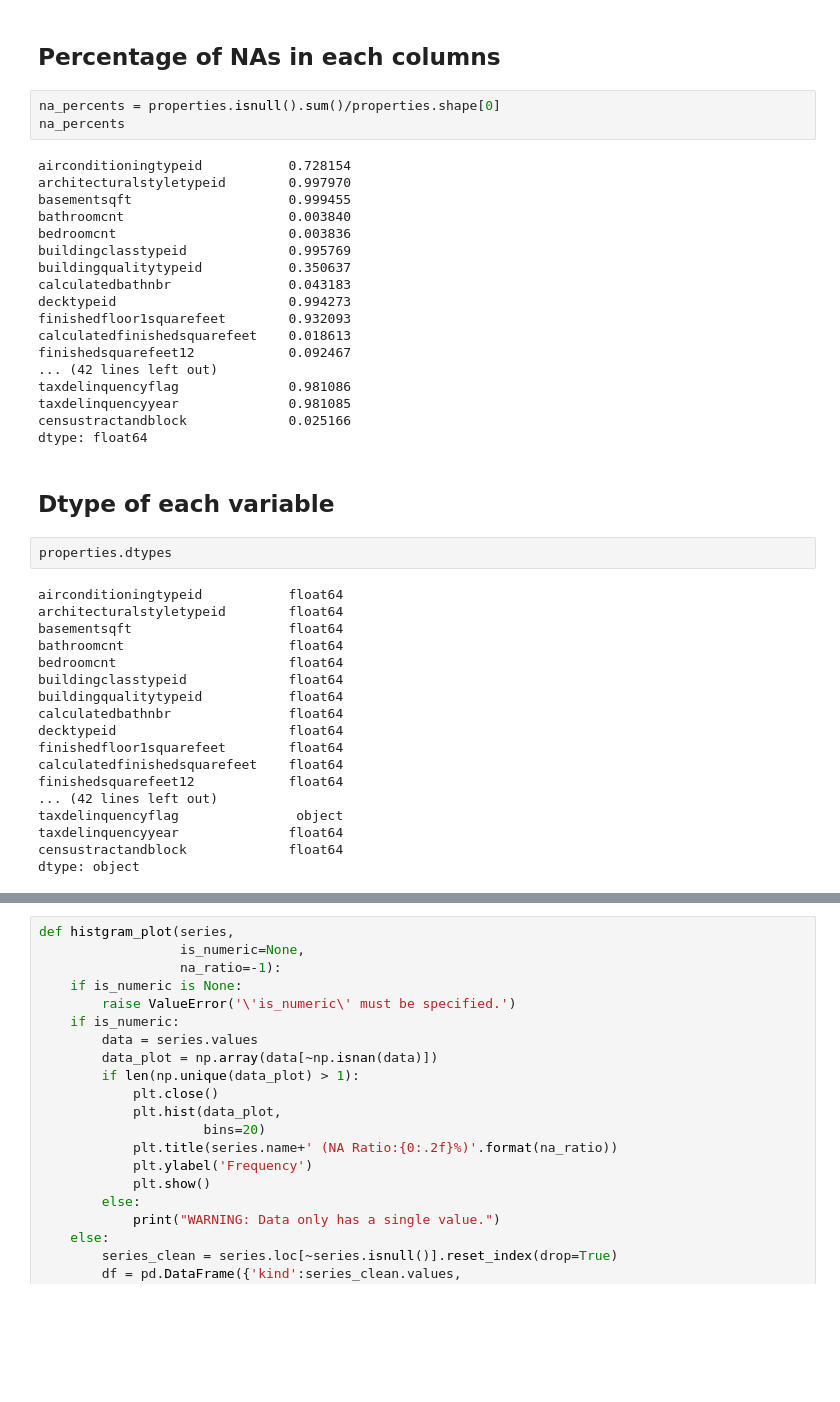
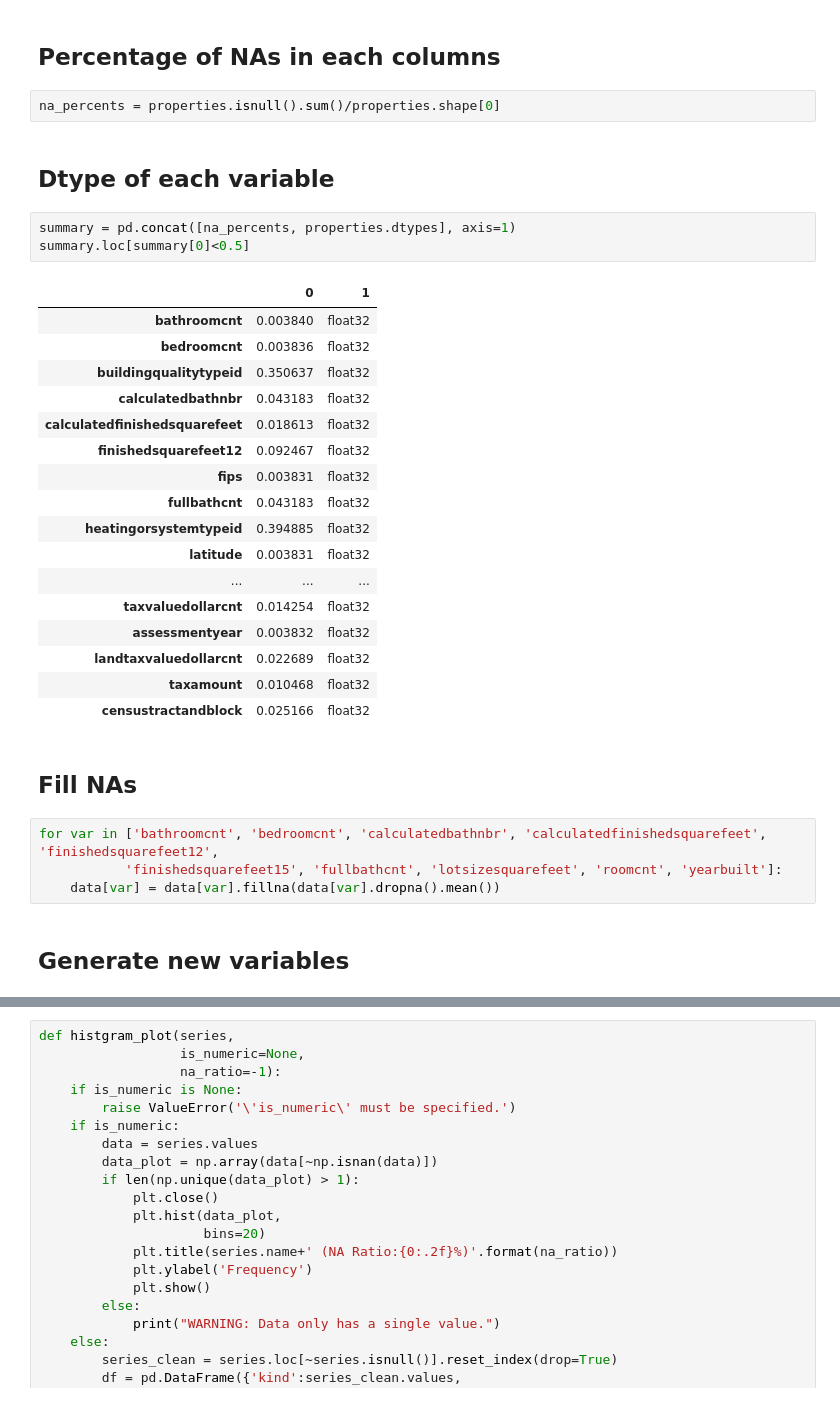
Before and after one commit to RedLiN5/ZillowPrice, a Jupyter notebook: EDA.ipynb, the cells around one changed output, grey strips where cells are left out. Cells and saved outputs as stored; diff of their text form; blank space fills up the shorter version.

Commit message:
Generate new variables;

```diff
--- a/EDA.ipynb
+++ b/EDA.ipynb
@@ -16,44 +16,34 @@ print(properties.shape)
 ## Percentage of NAs in each columns
 # %%
 na_percents = properties.isnull().sum()/properties.shape[0]
-na_percents
-# %% [output]
-airconditioningtypeid           0.728154
-architecturalstyletypeid        0.997970
-basementsqft                    0.999455
-bathroomcnt                     0.003840
-bedroomcnt                      0.003836
-buildingclasstypeid             0.995769
-buildingqualitytypeid           0.350637
-calculatedbathnbr               0.043183
-decktypeid                      0.994273
-finishedfloor1squarefeet        0.932093
-calculatedfinishedsquarefeet    0.018613
-finishedsquarefeet12            0.092467
-... (42 lines left out)
-taxdelinquencyflag              0.981086
-taxdelinquencyyear              0.981085
-censustractandblock             0.025166
-dtype: float64
 # %% [markdown]
 ## Dtype of each variable
-# %%
-properties.dtypes
-# %% [output]
-airconditioningtypeid           float64
-architecturalstyletypeid        float64
-basementsqft                    float64
-bathroomcnt                     float64
-bedroomcnt                      float64
-buildingclasstypeid             float64
-buildingqualitytypeid           float64
-calculatedbathnbr               float64
-decktypeid                      float64
-finishedfloor1squarefeet        float64
-calculatedfinishedsquarefeet    float64
-finishedsquarefeet12            float64
-... (42 lines left out)
-taxdelinquencyflag               object
-taxdelinquencyyear              float64
-censustractandblock             float64
-dtype: object
+# %%
+summary = pd.concat([na_percents, properties.dtypes], axis=1)
+summary.loc[summary[0]<0.5]
+# %% [output]
+|  | 0 | 1 |
+| bathroomcnt | 0.003840 | float32 |
+| bedroomcnt | 0.003836 | float32 |
+| buildingqualitytypeid | 0.350637 | float32 |
+| calculatedbathnbr | 0.043183 | float32 |
+| calculatedfinishedsquarefeet | 0.018613 | float32 |
+| finishedsquarefeet12 | 0.092467 | float32 |
+| fips | 0.003831 | float32 |
+| fullbathcnt | 0.043183 | float32 |
+| heatingorsystemtypeid | 0.394885 | float32 |
+| latitude | 0.003831 | float32 |
+| ... | ... | ... |
+| taxvaluedollarcnt | 0.014254 | float32 |
+| assessmentyear | 0.003832 | float32 |
+| landtaxvaluedollarcnt | 0.022689 | float32 |
+| taxamount | 0.010468 | float32 |
+| censustractandblock | 0.025166 | float32 |
+# %% [markdown]
+## Fill NAs
+# %%
+for var in ['bathroomcnt', 'bedroomcnt', 'calculatedbathnbr', 'calculatedfinishedsquarefeet', 'finishedsquarefeet12',
+           'finishedsquarefeet15', 'fullbathcnt', 'lotsizesquarefeet', 'roomcnt', 'yearbuilt']:
+    data[var] = data[var].fillna(data[var].dropna().mean())
+# %% [markdown]
+## Generate new variables
```
Also changed, not shown: parts of 17 cells of this notebook.
